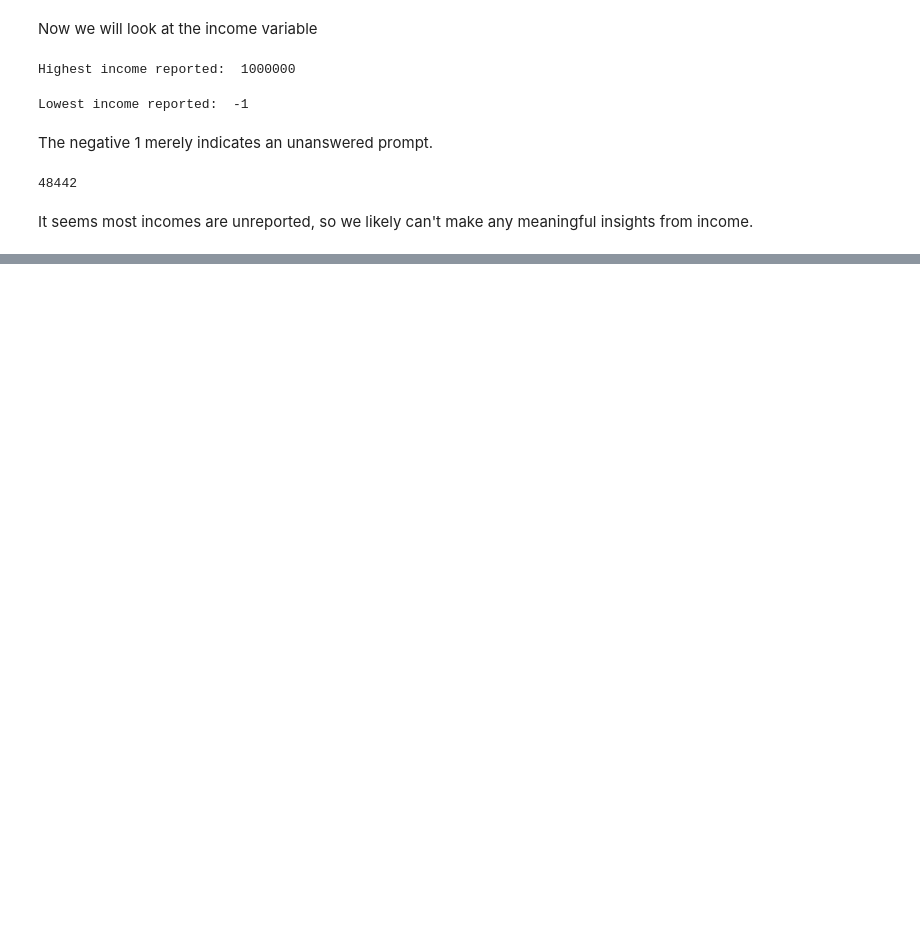
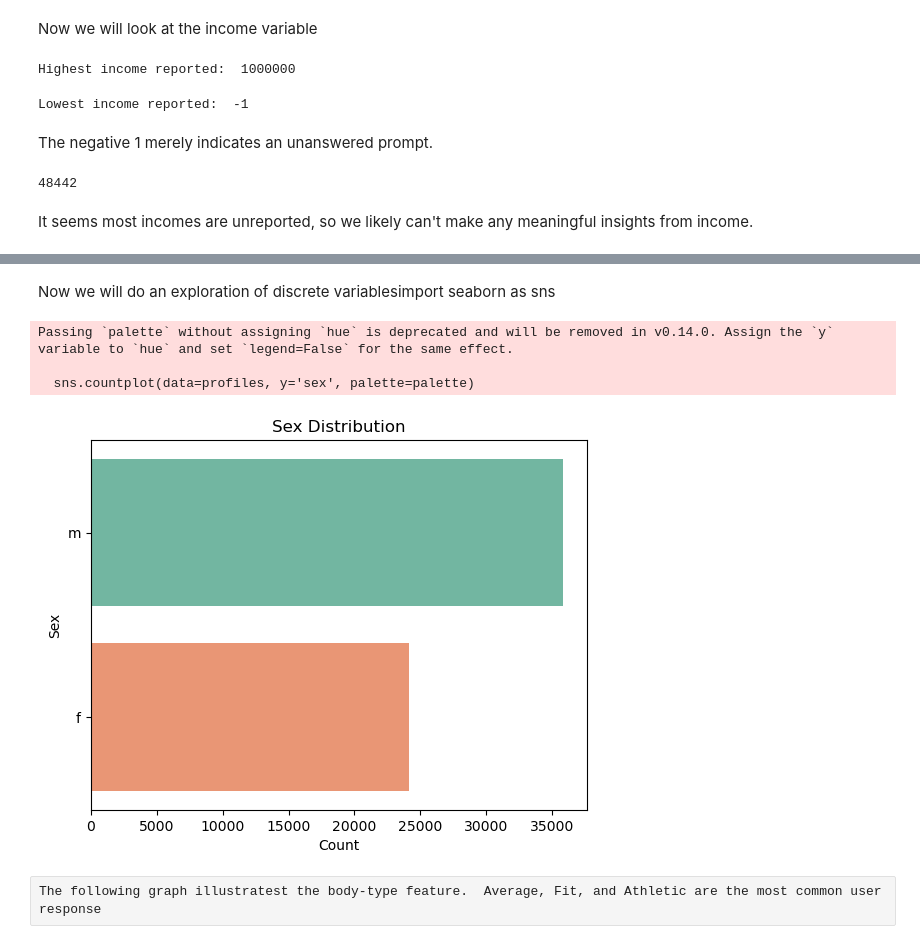
Before and after one commit to Kyloni417/OkCupid-Date-a-Scientist, a Jupyter notebook: date-a-scientist.ipynb, the cells around one changed output, grey strips where cells are left out. Drawn from its saved outputs; the diff is of its cells as text; code cells hidden in the pictures; blank space fills up the shorter version.

```diff
--- a/date-a-scientist.ipynb
+++ b/date-a-scientist.ipynb
@@ -220,0 +217,19 @@ plot_positive_incomes(profiles)
+# %%
+plot_positive_incomes(profiles)import seaborn as sns
+import pandas as pd
+
+def plot_sex_distribution(profiles: pd.DataFrame, palette: str = 'Set2') -> None:
+    """
+    Plots the distribution of sexes in the given profiles DataFrame using a count plot.
+
+    Args:
+    profiles (pd.DataFrame): The DataFrame containing the profiles data.
+    palette (str): The color palette to use for the count plot. Default is 'Set2'.
+
+    Returns:
+    None: This function displays a plot and does not return any value.
+    """
+    sns.countplot(data=profiles, y='sex', palette=palette)
+
+# Example usage
+# plot_sex_distribution(profiles)
@@ -220,0 +238,36 @@ plot_positive_incomes(profiles)
+# %% [markdown]
+Now we will do an exploration of discrete variablesimport seaborn as sns
+# %%
+import pandas as pd
+import seaborn as sns
+import matplotlib.pyplot as plt
+
+def plot_sex_distribution(profiles: pd.DataFrame, palette: str = 'Set2') -> None:
+    """
+    Plots the distribution of sexes in the given profiles DataFrame using a count plot.
+
+    Args:
+    profiles (pd.DataFrame): The DataFrame containing the profiles data.
+    palette (str): The color palette to use for the count plot. Default is 'Set2'.
+
+    Returns:
+    None: This function displays a plot and does not return any value.
+    """
+    if 'sex' not in profiles.columns:
+        raise ValueError("The 'sex' column is not present in the profiles DataFrame.")
+
+    sns.countplot(data=profiles, y='sex', palette=palette)
+    plt.title('Sex Distribution')
+    plt.xlabel('Count')
+    plt.ylabel('Sex')
+    plt.show()
+
+
+plot_sex_distribution(profiles)
+# %% [output]
+Passing `palette` without assigning `hue` is deprecated and will be removed in v0.14.0. Assign the `y` variable to `hue` and set `legend=False` for the same effect.
+
+  sns.countplot(data=profiles, y='sex', palette=palette)
+[figure, added]
+# %% [raw]
+The following graph illustratest the body-type feature.  Average, Fit, and Athletic are the most common user response
```
Also changed, not shown: parts of 7 cells of this notebook.
